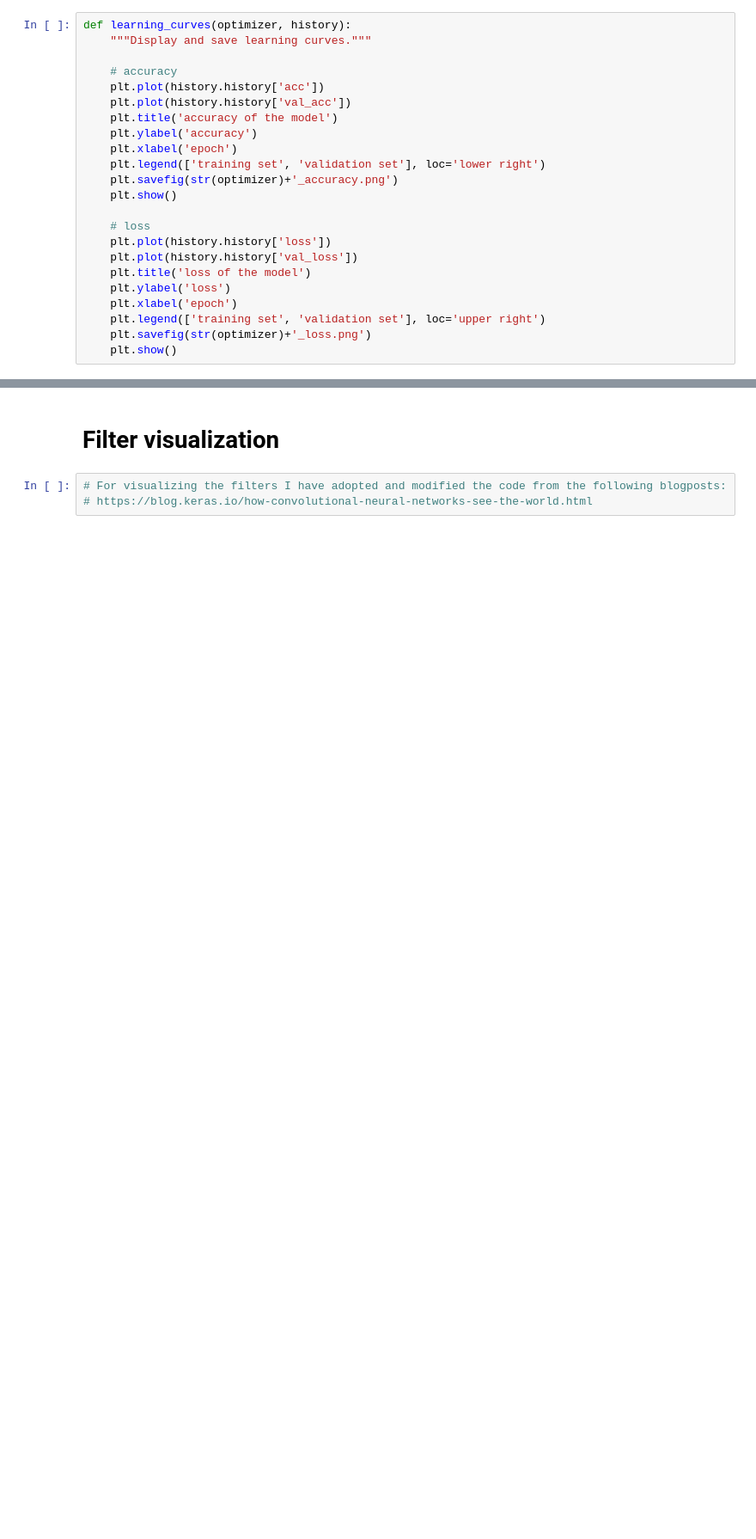
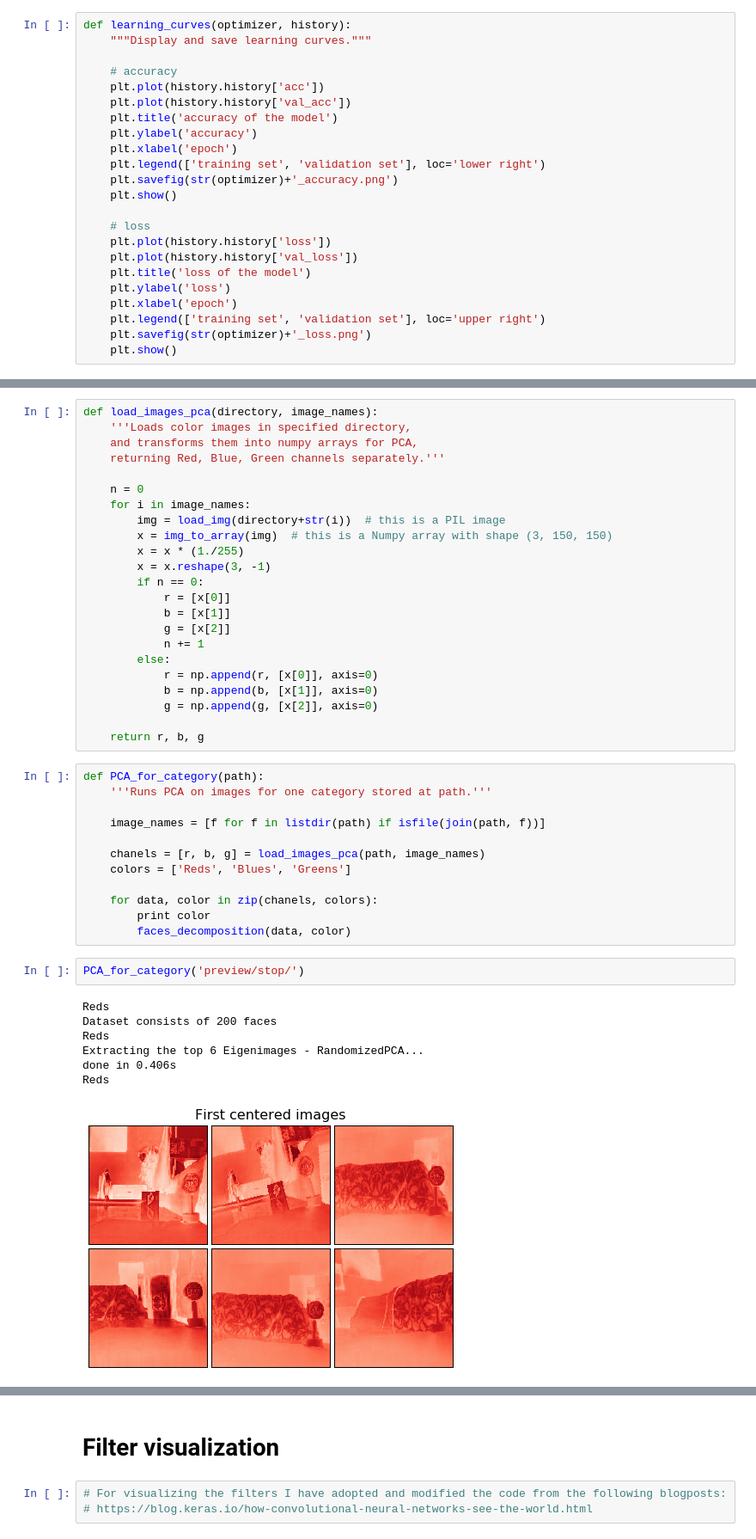
Before and after one commit to FeherBalazs/self_driving_train, a Jupyter notebook: capstone_project.ipynb, the cells around one changed output, grey strips where cells are left out. Shown at 86% size. Drawn from its saved outputs; the diff is of its cells as text; blank space fills up the shorter version.

```diff
--- a/capstone_project.ipynb
+++ b/capstone_project.ipynb
@@ -157,0 +358,45 @@ Epoch 2/2
+# %%
+def load_images_pca(directory, image_names):
+    '''Loads color images in specified directory,
+    and transforms them into numpy arrays for PCA,
+    returning Red, Blue, Green channels separately.'''
+
+    n = 0
+    for i in image_names:
+        img = load_img(directory+str(i))  # this is a PIL image
+        x = img_to_array(img)  # this is a Numpy array with shape (3, 150, 150)
+        x = x * (1./255)
+        x = x.reshape(3, -1)
+        if n == 0:
+            r = [x[0]]
+            b = [x[1]]
+            g = [x[2]]
+            n += 1
+        else:
+            r = np.append(r, [x[0]], axis=0)
+            b = np.append(b, [x[1]], axis=0)
+            g = np.append(g, [x[2]], axis=0)
+
+    return r, b, g
+# %%
+def PCA_for_category(path):
+    '''Runs PCA on images for one category stored at path.'''
+
+    image_names = [f for f in listdir(path) if isfile(join(path, f))]
+
+    chanels = [r, b, g] = load_images_pca(path, image_names)
+    colors = ['Reds', 'Blues', 'Greens']
+
+    for data, color in zip(chanels, colors):
+        print color
+        faces_decomposition(data, color)
+# %%
+PCA_for_category('preview/stop/')
+# %% [output]
+Reds
+Dataset consists of 200 faces
+Reds
+Extracting the top 6 Eigenimages - RandomizedPCA...
+done in 0.406s
+Reds
+[figure, added]
```
Also changed, not shown: parts of 14 cells of this notebook.
